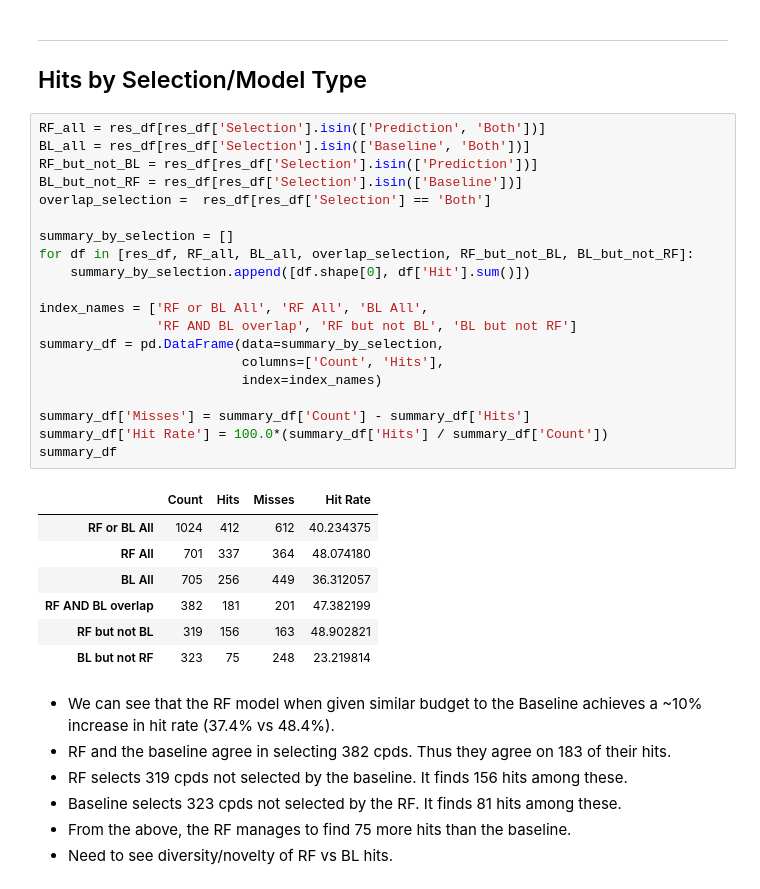
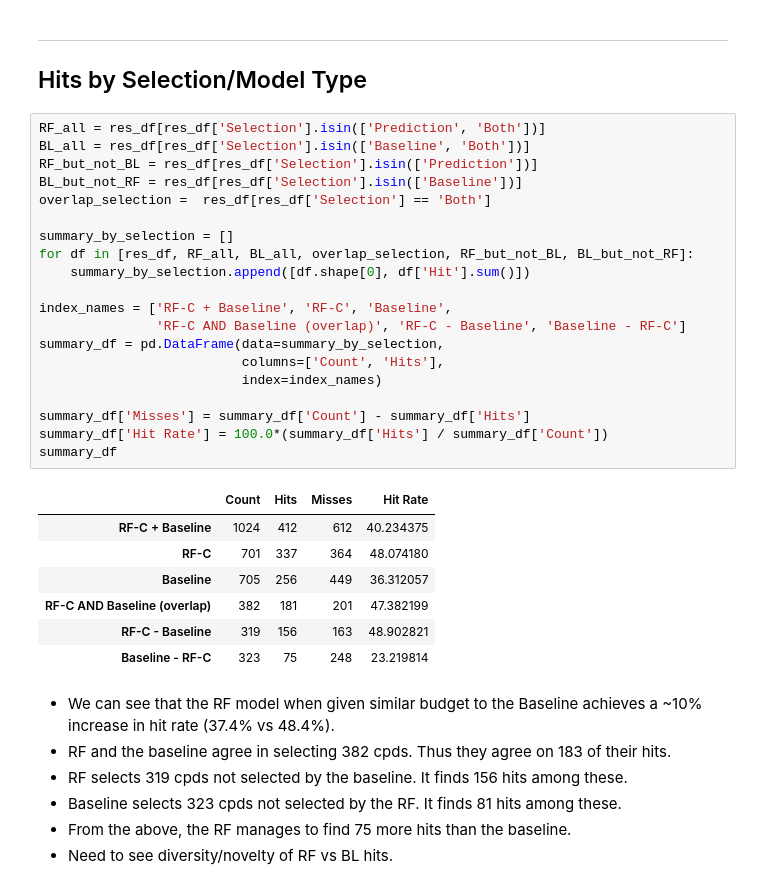
Before and after one commit to gitter-lab/pria-ams-enamine, a Jupyter notebook: analysis_notebooks/Process AMS Results.ipynb, the cells around one changed output. Saved outputs shown, nothing was run; the diff lists cells and outputs as text.

```diff
--- a/analysis_notebooks/Process AMS Results.ipynb
+++ b/analysis_notebooks/Process AMS Results.ipynb
@@ -18,31 +18,31 @@ Total hits: 412 out of 1024. Hit Rate: 40.23 %
 # %%
 RF_all = res_df[res_df['Selection'].isin(['Prediction', 'Both'])]
 BL_all = res_df[res_df['Selection'].isin(['Baseline', 'Both'])]
 RF_but_not_BL = res_df[res_df['Selection'].isin(['Prediction'])]
 BL_but_not_RF = res_df[res_df['Selection'].isin(['Baseline'])]
 overlap_selection =  res_df[res_df['Selection'] == 'Both']
 
 summary_by_selection = []
 for df in [res_df, RF_all, BL_all, overlap_selection, RF_but_not_BL, BL_but_not_RF]:
     summary_by_selection.append([df.shape[0], df['Hit'].sum()])
 
-index_names = ['RF or BL All', 'RF All', 'BL All',
-               'RF AND BL overlap', 'RF but not BL', 'BL but not RF']
+index_names = ['RF-C + Baseline', 'RF-C', 'Baseline',
+               'RF-C AND Baseline (overlap)', 'RF-C - Baseline', 'Baseline - RF-C']
 summary_df = pd.DataFrame(data=summary_by_selection,
                           columns=['Count', 'Hits'],
                           index=index_names)
 
 summary_df['Misses'] = summary_df['Count'] - summary_df['Hits']
 summary_df['Hit Rate'] = 100.0*(summary_df['Hits'] / summary_df['Count'])
 summary_df
 # %% [output]
 |  | Count | Hits | Misses | Hit Rate |
-| RF or BL All | 1024 | 412 | 612 | 40.234375 |
-| RF All | 701 | 337 | 364 | 48.074180 |
-| BL All | 705 | 256 | 449 | 36.312057 |
-| RF AND BL overlap | 382 | 181 | 201 | 47.382199 |
-| RF but not BL | 319 | 156 | 163 | 48.902821 |
-| BL but not RF | 323 | 75 | 248 | 23.219814 |
+| RF-C + Baseline | 1024 | 412 | 612 | 40.234375 |
+| RF-C | 701 | 337 | 364 | 48.074180 |
+| Baseline | 705 | 256 | 449 | 36.312057 |
+| RF-C AND Baseline (overlap) | 382 | 181 | 201 | 47.382199 |
+| RF-C - Baseline | 319 | 156 | 163 | 48.902821 |
+| Baseline - RF-C | 323 | 75 | 248 | 23.219814 |
 # %% [markdown]
 - We can see that the RF model when given similar budget to the Baseline achieves a ~10% increase in hit rate (37.4% vs 48.4%).
 - RF and the baseline agree in selecting 382 cpds. Thus they agree on 183 of their hits.
```
Also changed, not shown: parts of 6 cells of this notebook, 1 other file.
